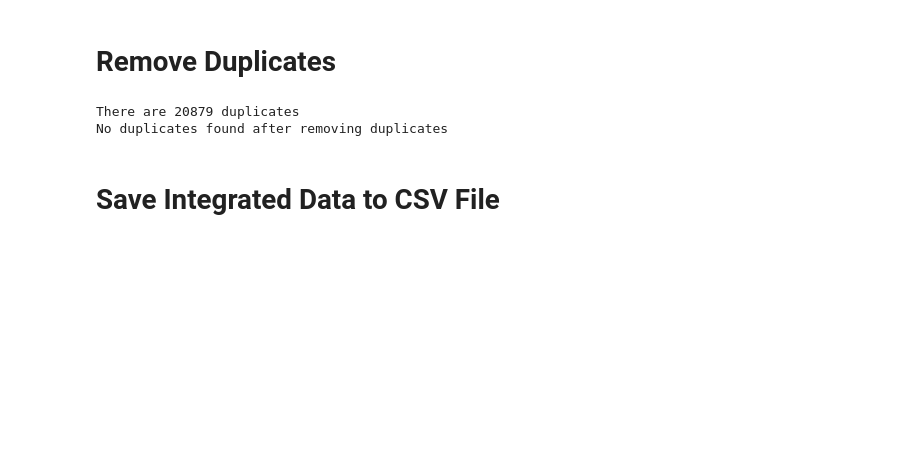
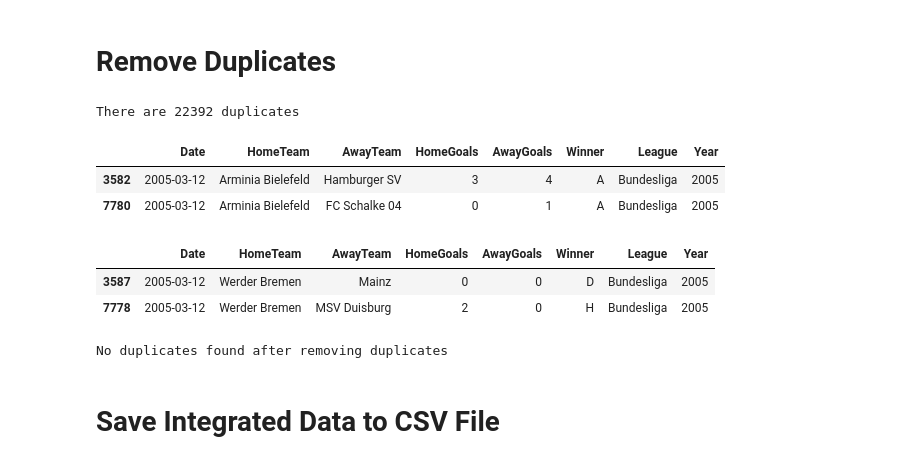
Before and after one commit to yasser-sulaiman/info-Int, a Jupyter notebook: Project.ipynb, the cells around one changed output. Cells and saved outputs as stored; diff of their text form; code cells hidden in the pictures; blank space fills up the shorter version.

Commit message:
upload data

```diff
--- a/Project.ipynb
+++ b/Project.ipynb
@@ -133,7 +138,7 @@ for t1 in Bundesliga_1993['HomeTeam'].unique():
     best_match_score = 0
     for t2 in teams_2005:
         score = levenshtein_distance(t1.lower(), t2.lower())
-        if score > best_match_score:
+        if score > best_match_score and score > 0.5:
             best_match = t2
             best_match_score = score
 
@@ -219,6 +224,9 @@ Index(['id', 'season', 'division', 'round', 'localTeam', 'visitorTeam',
        'localGoals', 'visitorGoals', 'date', 'timestamp'],
       dtype='object')
 # %%
+# filter out the rows with Div = 1
+Spanish_League = Spanish_League[Spanish_League['division'] == 1]
+
 Spanish_League = Spanish_League.loc[:, ['date', 'localTeam', 'visitorTeam', 'localGoals', 'visitorGoals']]
 Spanish_League.rename(
     columns={
@@ -266,7 +274,7 @@ for t1 in Spanish_League['HomeTeam'].unique():
     best_match_score = 0
     for t2 in teams_1995:
         score = levenshtein_distance(t1.lower(), t2.lower())
-        if score > best_match_score:
+        if score > best_match_score and score > 0.5:
             best_match = t2
             best_match_score = score
 
@@ -330,17 +338,33 @@ Year         0
 dtype: int64
 # %% [markdown]
 # **Remove Duplicates**
+# %%
+# Checking for duplicates in the updated data
+duplicates_check = data[data.duplicated(subset=["Date", "HomeTeam"], keep=False)]
+
+# Printing the duplicates (if any)
+if len(duplicates_check) == 0:
+    print("No duplicates found")
+else:
+    print(f"There are {len(duplicates_check)} duplicates")
+
+oneExample = duplicates_check.iloc[0]
+d, h= oneExample.Date, oneExample.HomeTeam
+data[(data.Date == d) & (data.HomeTeam == h)]
+# %% [output]
+There are 22392 duplicates
+|  | Date | HomeTeam | AwayTeam | HomeGoals | AwayGoals | Winner | League | Year |
+| 3582 | 2005-03-12 | Arminia Bielefeld | Hamburger SV | 3 | 4 | A | Bundesliga | 2005 |
+| 7780 | 2005-03-12 | Arminia Bielefeld | FC Schalke 04 | 0 | 1 | A | Bundesliga | 2005 |
+# %%
+oneExample = duplicates_check.iloc[1]
+d, h= oneExample.Date, oneExample.HomeTeam
+data[(data.Date == d) & (data.HomeTeam == h)]
+# %% [output]
+|  | Date | HomeTeam | AwayTeam | HomeGoals | AwayGoals | Winner | League | Year |
+| 3587 | 2005-03-12 | Werder Bremen | Mainz | 0 | 0 | D | Bundesliga | 2005 |
+| 7778 | 2005-03-12 | Werder Bremen | MSV Duisburg | 2 | 0 | H | Bundesliga | 2005 |
 # %%
-# Checking for duplicates in the updated data
-duplicates_check = data[data.duplicated(subset=["Date", "HomeTeam"], keep=False)]
-
-# Printing the duplicates (if any)
-if len(duplicates_check) == 0:
-    print("No duplicates found")
-else:
-    print(f"There are {len(duplicates_check)} duplicates")
-
-
 # Remove duplicates
 data_no_duplicates = data.drop_duplicates(subset=["Date", "HomeTeam"], keep='first')
 
@@ -354,7 +378,6 @@ else:
     print("Duplicates still exist after removing duplicates")
     print(duplicates_check)
 # %% [output]
-There are 20879 duplicates
 No duplicates found after removing duplicates
 # %% [markdown]
 # Save Integrated Data to CSV File
```
Also changed, not shown: parts of 4 cells of this notebook, 1 other file.
